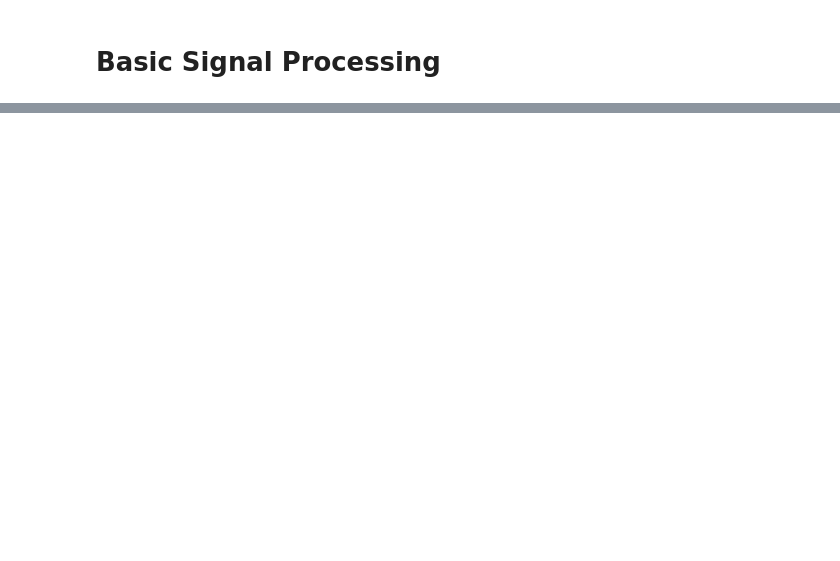
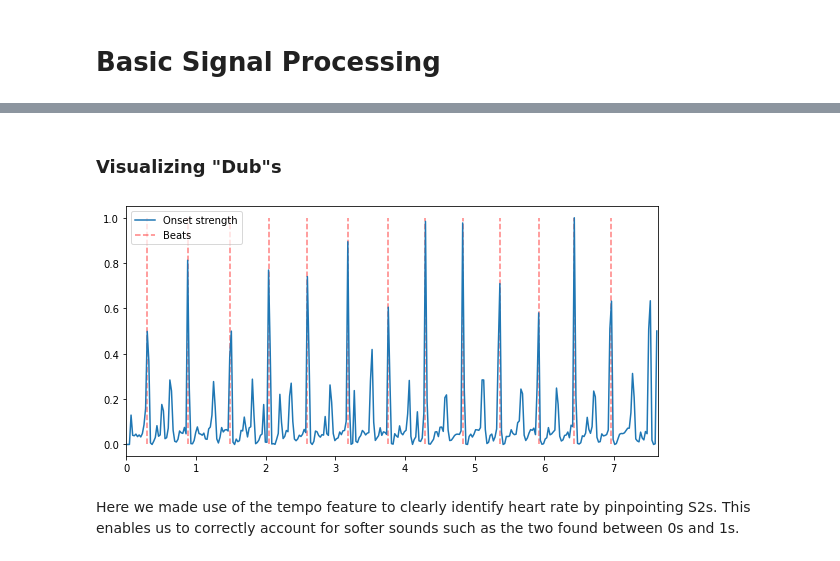
Before and after one commit to k8iechen/HeartPulseProcessor, a Jupyter notebook: Heart Signal Processing.ipynb, the cells around one changed output, grey strips where cells are left out. Saved outputs shown, nothing was run; the diff lists cells and outputs as text; code cells hidden in the pictures; blank space fills up the shorter version.

```diff
--- a/Heart Signal Processing.ipynb
+++ b/Heart Signal Processing.ipynb
@@ -205,0 +269,20 @@ ipd.Audio(normal_file)
+# %% [markdown]
+### Visualizing "Dub"s
+# %%
+import matplotlib.pyplot as plt
+hop_length = 512
+plt.figure(figsize=(8, 4))
+times = librosa.times_like(onset_env, sr=sr, hop_length=hop_length)
+plt.plot(times, librosa.util.normalize(onset_env), label='Onset strength')
+plt.vlines(times[beats], 0, 1, alpha=0.5, color='r', linestyle='--', label='Beats')
+plt.legend(frameon=True, framealpha=0.75)
+
+# Limit the plot to length of clip
+plt.xlim(0, t_seconds)
+plt.gca().xaxis.set_major_formatter(librosa.display.TimeFormatter())
+plt.tight_layout()
+plt.show()
+# %% [output]
+[figure, added]
+# %% [markdown]
+Here we made use of the tempo feature to clearly identify heart rate by pinpointing S2s. This enables us to correctly account for softer sounds such as the two found between 0s and 1s.
```
Also changed, not shown: parts of 15 cells of this notebook.
